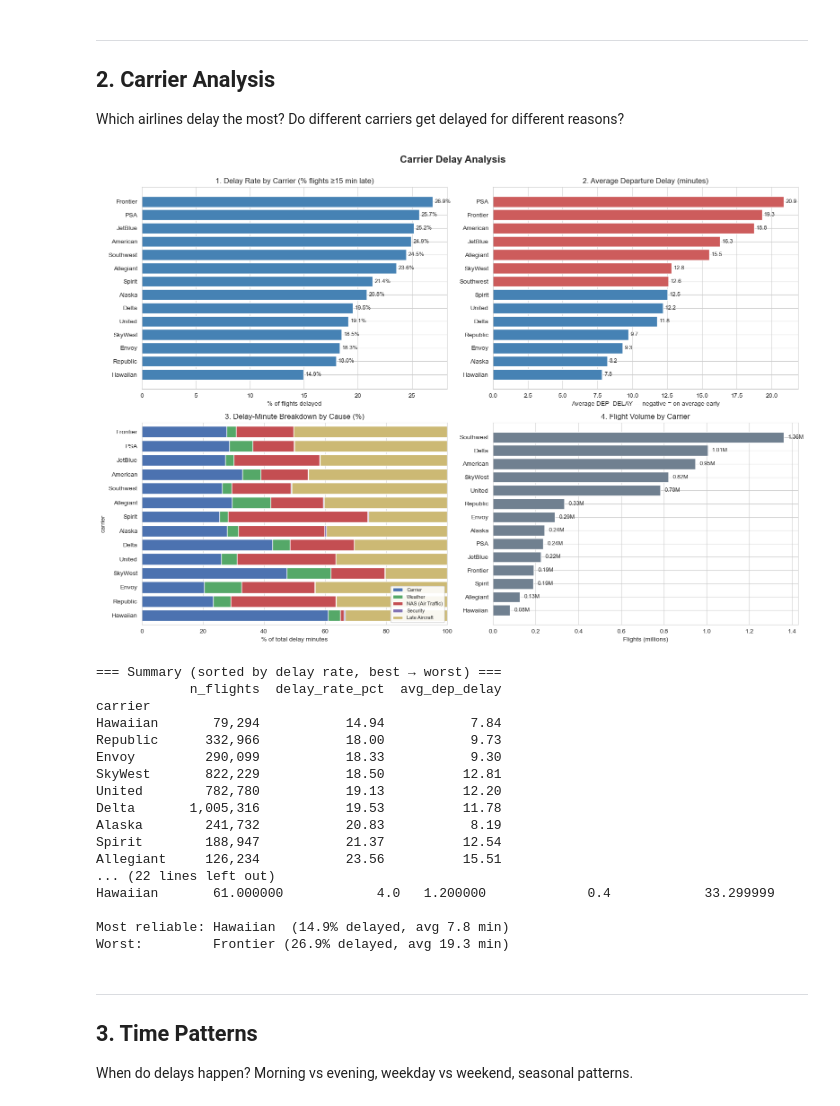
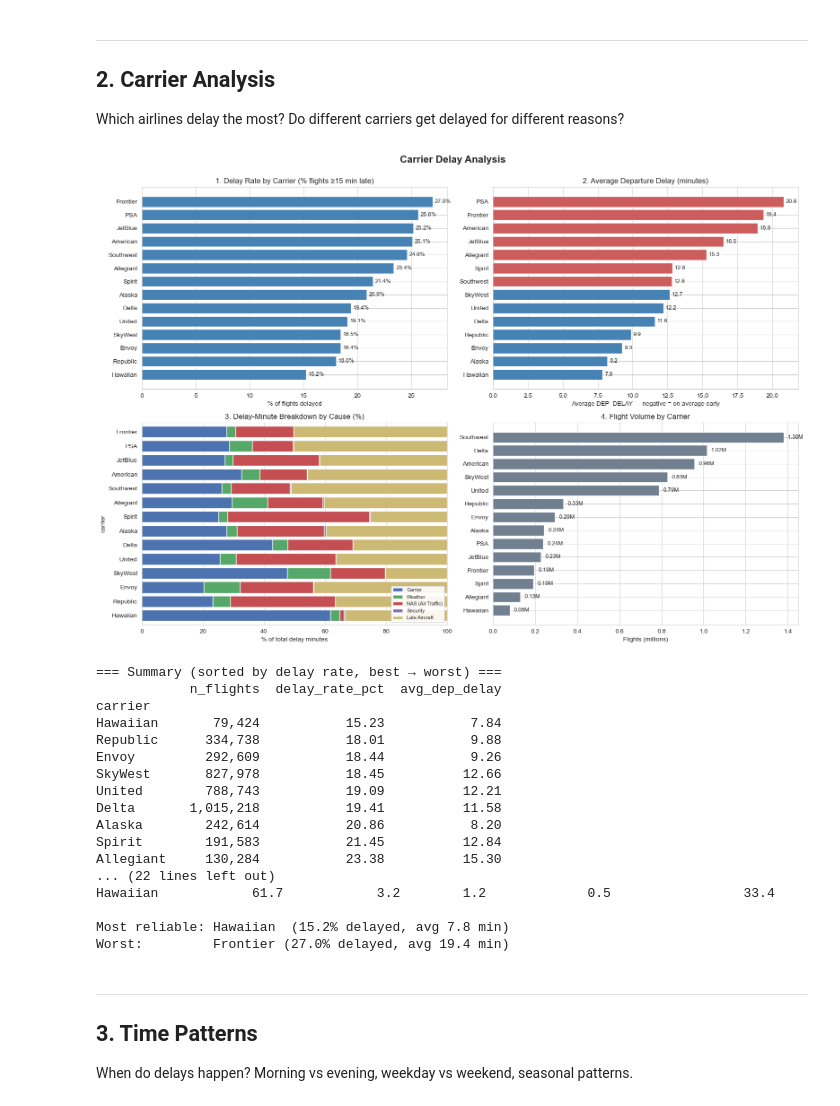
Before and after one commit to dennisous/STT811-Project, a Jupyter notebook: eda.ipynb, the cells around one changed output. Saved outputs shown, nothing was run; the diff lists cells and outputs as text; code cells hidden in the pictures.

```diff
--- a/eda.ipynb
+++ b/eda.ipynb
@@ -145,7 +147,7 @@ cols = [
     "SECURITY_DELAY",
     "LATE_AIRCRAFT_DELAY",
 ]
-df_car = pd.read_parquet("combined.parquet", columns=cols)
+df_car = pd.read_parquet("combined_new.parquet", columns=cols)
 
 # Drop cancelled flights
 df_car = df_car[df_car["CANCELLED"] != 1].copy()
@@ -254,34 +256,34 @@ plot_df.plot(
     kind="barh",
     stacked=True,
     ax=ax,
     color=["#4C72B0", "#55A868", "#C44E52", "#8172B2", "#CCB974"],
     width=0.8,
 )
 ax.set_title("3. Delay-Minute Breakdown by Cause (%)")
 ax.set_xlabel("% of total delay minutes")
 ax.set_xlim(0, 100)
 ax.legend(loc="lower right", fontsize=8, framealpha=0.9)
 ax.invert_yaxis()
 
 # Plot 4 — flight volume per carrier
 ax = axes[1, 1]
 d = (agg["n_flights"] / 1e6).sort_values()
 bars = ax.barh(d.index, d.values, color="slategray")
 ax.set_title("4. Flight Volume by Carrier")
 ax.set_xlabel("Flights (millions)")
 for bar, v in zip(bars, d.values):
     ax.text(
         v + 0.02,
         bar.get_y() + bar.get_height() / 2,
         f"{v:.2f}M",
         va="center",
         fontsize=9,
     )
 
 plt.tight_layout()
 plt.show()
 # %% [output]
-[figure, old version]
+[figure, new version]
 # %%
 print("=== Summary (sorted by delay rate, best → worst) ===")
 summary = agg[["n_flights", "delay_rate_pct", "avg_dep_delay"]].sort_values(
@@ -307,20 +309,20 @@ print(
 === Summary (sorted by delay rate, best → worst) ===
             n_flights  delay_rate_pct  avg_dep_delay
 carrier
-Hawaiian       79,294           14.94           7.84
-Republic      332,966           18.00           9.73
-Envoy         290,099           18.33           9.30
-SkyWest       822,229           18.50          12.81
-United        782,780           19.13          12.20
-Delta       1,005,316           19.53          11.78
-Alaska        241,732           20.83           8.19
-Spirit        188,947           21.37          12.54
-Allegiant     126,234           23.56          15.51
+Hawaiian       79,424           15.23           7.84
+Republic      334,738           18.01           9.88
+Envoy         292,609           18.44           9.26
+SkyWest       827,978           18.45          12.66
+United        788,743           19.09          12.21
+Delta       1,015,218           19.41          11.58
+Alaska        242,614           20.86           8.20
+Spirit        191,583           21.45          12.84
+Allegiant     130,284           23.38          15.30
 ... (22 lines left out)
-Hawaiian       61.000000            4.0   1.200000             0.4            33.299999
+Hawaiian            61.7            3.2        1.2             0.5                 33.4
 
-Most reliable: Hawaiian  (14.9% delayed, avg 7.8 min)
-Worst:         Frontier (26.9% delayed, avg 19.3 min)
+Most reliable: Hawaiian  (15.2% delayed, avg 7.8 min)
+Worst:         Frontier (27.0% delayed, avg 19.4 min)
 # %% [markdown]
 ---
 ## 3. Time Patterns
```
Also changed, not shown: parts of 14 cells of this notebook, 1 other file.
